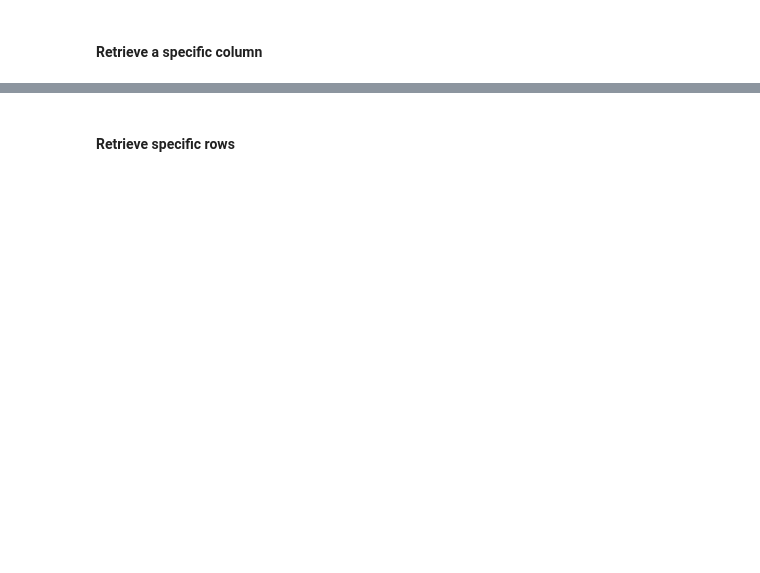
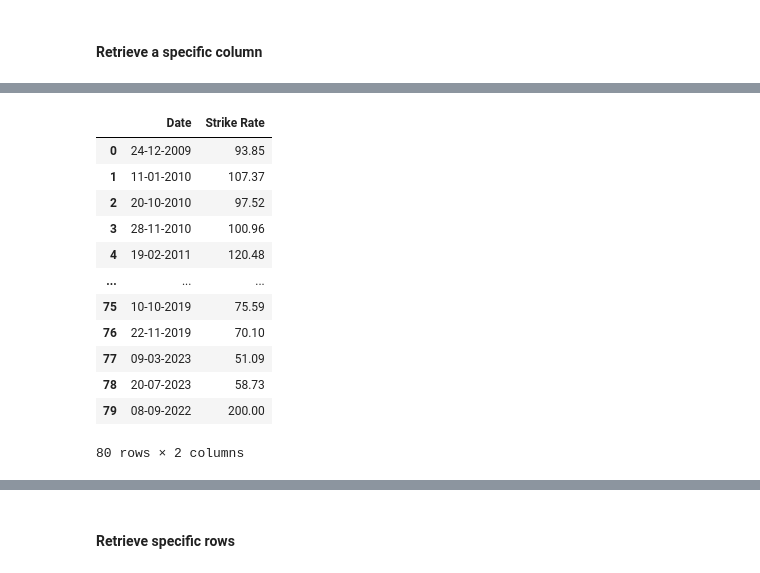
Before and after one commit to SatyamVyas04/MasteringPython, a Jupyter notebook: Pandas/main.ipynb, the cells around one changed output, grey strips where cells are left out. Cells and saved outputs as stored; diff of their text form; code cells hidden in the pictures; blank space fills up the shorter version.

```diff
--- a/Pandas/main.ipynb
+++ b/Pandas/main.ipynb
@@ -129 +145,17 @@ freq           16                        5    38     56
+# %%
+df[["Date", "Strike Rate"]]  # Multiple cols
+# %% [output]
+|  | Date | Strike Rate |
+| 0 | 24-12-2009 | 93.85 |
+| 1 | 11-01-2010 | 107.37 |
+| 2 | 20-10-2010 | 97.52 |
+| 3 | 28-11-2010 | 100.96 |
+| 4 | 19-02-2011 | 120.48 |
+| ... | ... | ... |
+| 75 | 10-10-2019 | 75.59 |
+| 76 | 22-11-2019 | 70.10 |
+| 77 | 09-03-2023 | 51.09 |
+| 78 | 20-07-2023 | 58.73 |
+| 79 | 08-09-2022 | 200.00 |
+80 rows × 2 columns
 # %%
```
Also changed, not shown: parts of 10 cells of this notebook.
